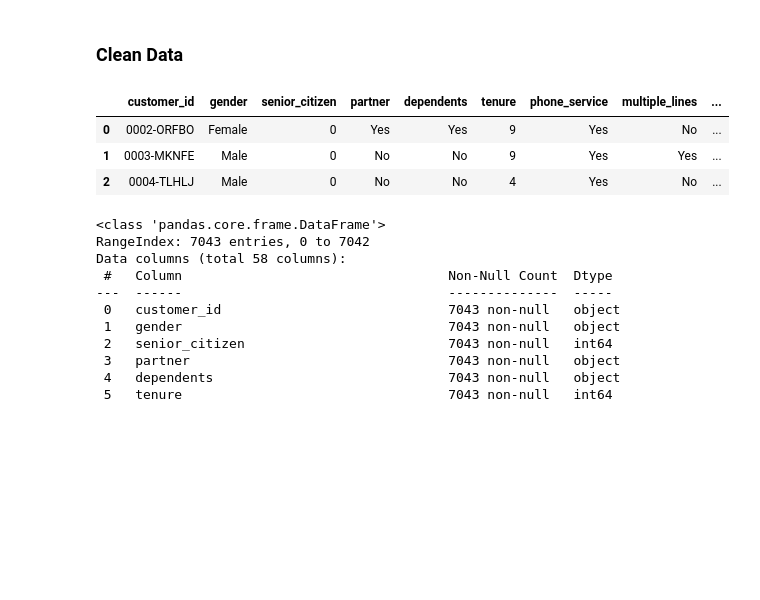
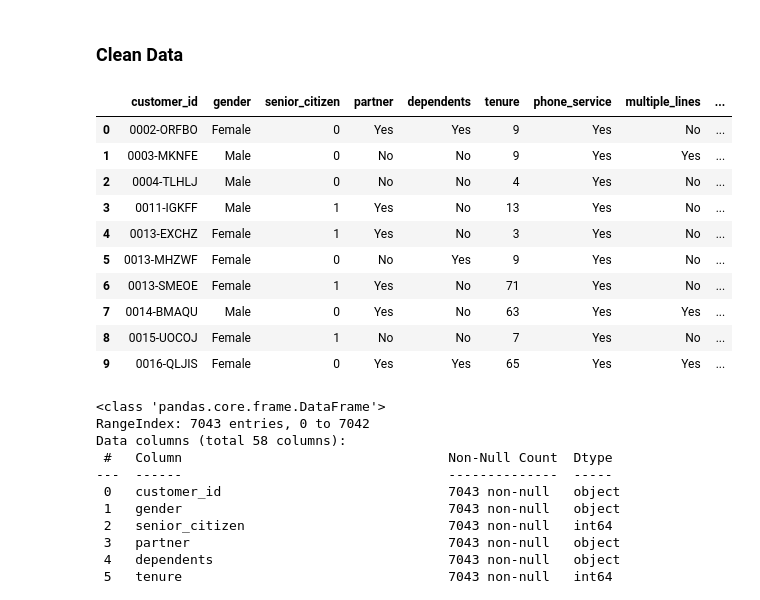
Before and after one commit to devgurung141/telco_project1, a Jupyter notebook: explore.ipynb, the cells around one changed output. Saved outputs shown, nothing was run; the diff lists cells and outputs as text; code cells hidden in the pictures; blank space fills up the shorter version.

```diff
--- a/explore.ipynb
+++ b/explore.ipynb
@@ -70,12 +70,19 @@ memory usage: 1.3+ MB
 telco = prepare.prep_telco(telco_original)
 # %%
 # take a look at the data
-telco.head(3)
+telco.head(10)
 # %% [output]
 |  | customer_id | gender | senior_citizen | partner | dependents | tenure | phone_service | multiple_lines | ... |
 | 0 | 0002-ORFBO | Female | 0 | Yes | Yes | 9 | Yes | No | ... |
 | 1 | 0003-MKNFE | Male | 0 | No | No | 9 | Yes | Yes | ... |
 | 2 | 0004-TLHLJ | Male | 0 | No | No | 4 | Yes | No | ... |
+| 3 | 0011-IGKFF | Male | 1 | Yes | No | 13 | Yes | No | ... |
+| 4 | 0013-EXCHZ | Female | 1 | Yes | No | 3 | Yes | No | ... |
+| 5 | 0013-MHZWF | Female | 0 | No | Yes | 9 | Yes | No | ... |
+| 6 | 0013-SMEOE | Female | 1 | Yes | No | 71 | Yes | No | ... |
+| 7 | 0014-BMAQU | Male | 0 | Yes | No | 63 | Yes | Yes | ... |
+| 8 | 0015-UOCOJ | Female | 1 | No | No | 7 | Yes | No | ... |
+| 9 | 0016-QLJIS | Female | 0 | Yes | Yes | 65 | Yes | Yes | ... |
 # %%
 # take a look to check null and data types.
 telco.info()
```
Also changed, not shown: parts of 2 cells of this notebook.
